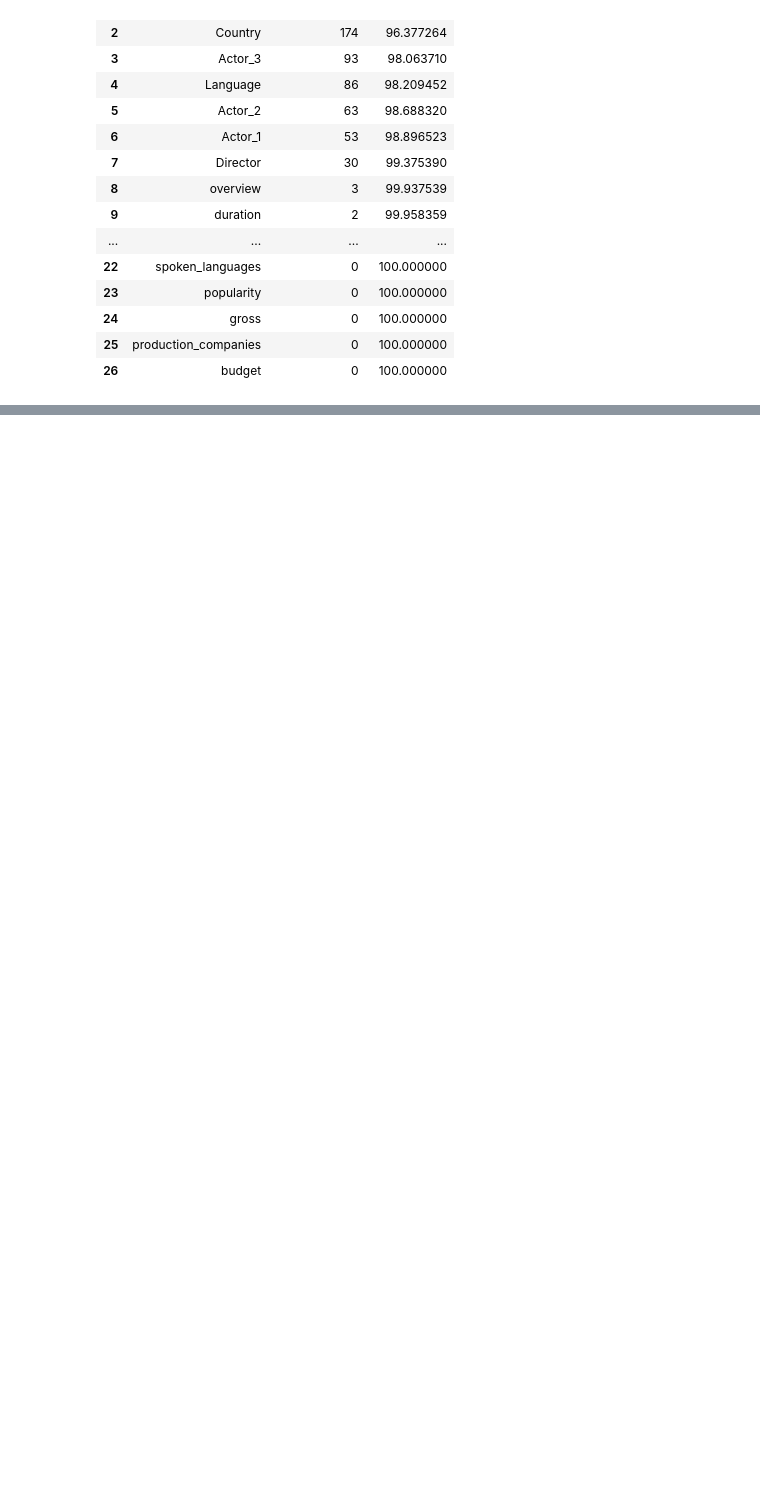
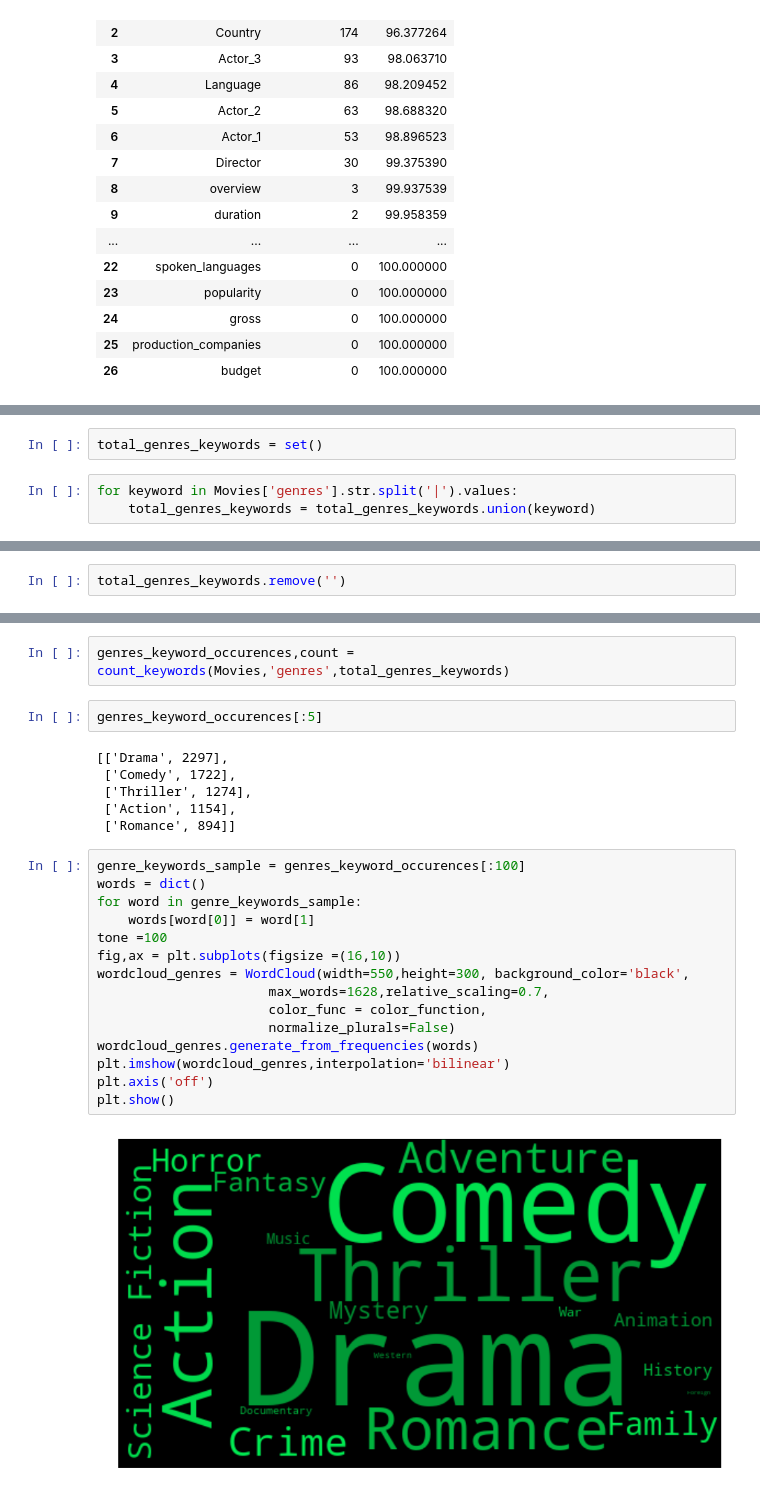
Before and after one commit to kunamneni117/Movie_Recommendation, a Jupyter notebook: Movies Recommendation.ipynb, the cells around one changed output, grey strips where cells are left out. Cells and saved outputs as stored; diff of their text form; blank space fills up the shorter version.

```diff
--- a/Movies Recommendation.ipynb
+++ b/Movies Recommendation.ipynb
@@ -268,0 +334,5 @@ missing_df.sort_values('Filling Factor').reset_index(drop = True)
+# %%
+total_genres_keywords = set()
+# %%
+for keyword in Movies['genres'].str.split('|').values:
+    total_genres_keywords = total_genres_keywords.union(keyword)
@@ -268,0 +359,2 @@ missing_df.sort_values('Filling Factor').reset_index(drop = True)
+# %%
+total_genres_keywords.remove('')
@@ -268,0 +384,27 @@ missing_df.sort_values('Filling Factor').reset_index(drop = True)
+# %%
+genres_keyword_occurences,count = count_keywords(Movies,'genres',total_genres_keywords)
+# %%
+genres_keyword_occurences[:5]
+# %% [output]
+[['Drama', 2297],
+ ['Comedy', 1722],
+ ['Thriller', 1274],
+ ['Action', 1154],
+ ['Romance', 894]]
+# %%
+genre_keywords_sample = genres_keyword_occurences[:100]
+words = dict()
+for word in genre_keywords_sample:
+    words[word[0]] = word[1]
+tone =100
+fig,ax = plt.subplots(figsize =(16,10))
+wordcloud_genres = WordCloud(width=550,height=300, background_color='black',
+                      max_words=1628,relative_scaling=0.7,
+                      color_func = color_function,
+                      normalize_plurals=False)
+wordcloud_genres.generate_from_frequencies(words)
+plt.imshow(wordcloud_genres,interpolation='bilinear')
+plt.axis('off')
+plt.show()
+# %% [output]
+[figure, added]
```
Also changed, not shown: parts of 143 cells of this notebook.
